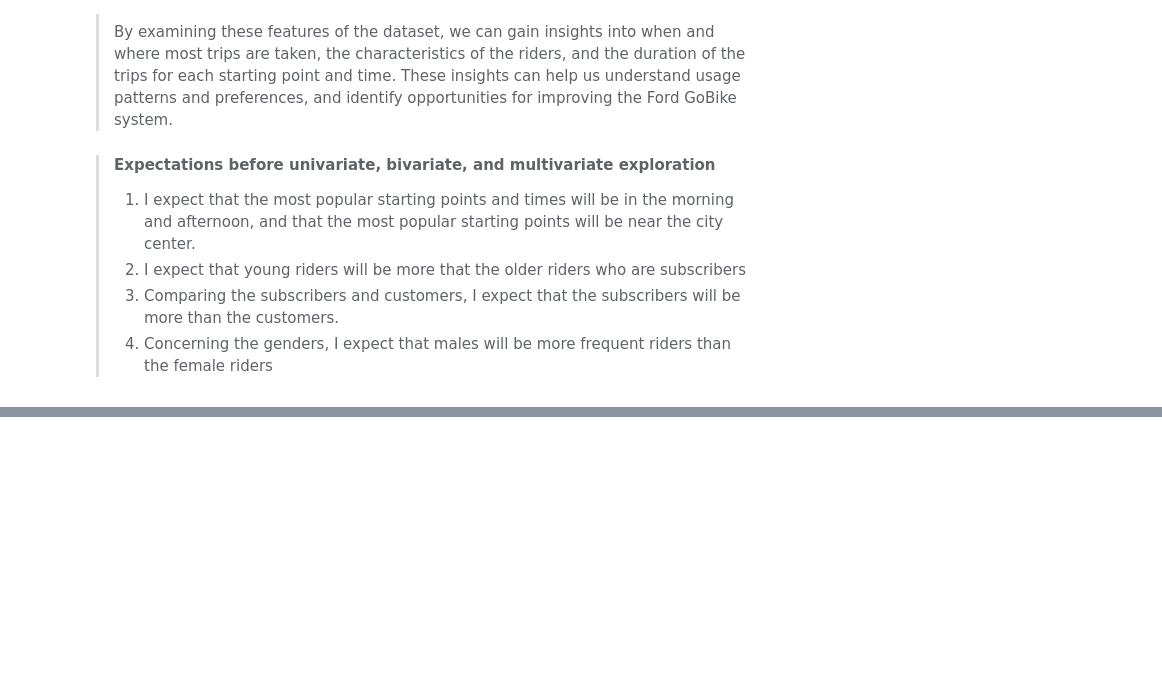
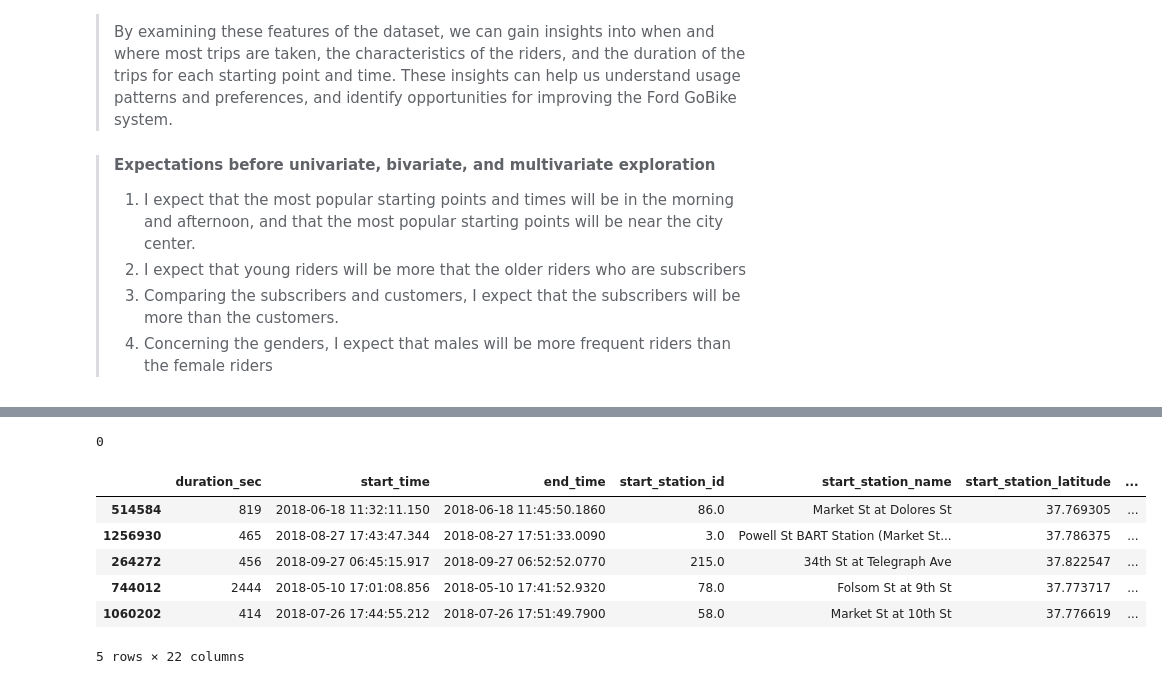
Before and after one commit to kisyular/data-visualization-project, a Jupyter notebook: Part_I_exploration.ipynb, the cells around one changed output, grey strips where cells are left out. Cells and saved outputs as stored; diff of their text form; code cells hidden in the pictures; blank space fills up the shorter version.

```diff
--- a/Part_I_exploration.ipynb
+++ b/Part_I_exploration.ipynb
@@ -375,0 +444,16 @@ combined_bike_data.describe()
+# %%
+# Lets see the number of duplicated values in each column
+combined_bike_data.duplicated().sum()
+# %% [output]
+0
+# %%
+# Lets see a sample of the data frame 5 rows
+combined_bike_data.sample(5)
+# %% [output]
+|  | duration_sec | start_time | end_time | start_station_id | start_station_name | start_station_latitude | ... |
+| 514584 | 819 | 2018-06-18 11:32:11.150 | 2018-06-18 11:45:50.1860 | 86.0 | Market St at Dolores St | 37.769305 | ... |
+| 1256930 | 465 | 2018-08-27 17:43:47.344 | 2018-08-27 17:51:33.0090 | 3.0 | Powell St BART Station (Market St... | 37.786375 | ... |
+| 264272 | 456 | 2018-09-27 06:45:15.917 | 2018-09-27 06:52:52.0770 | 215.0 | 34th St at Telegraph Ave | 37.822547 | ... |
+| 744012 | 2444 | 2018-05-10 17:01:08.856 | 2018-05-10 17:41:52.9320 | 78.0 | Folsom St at 9th St | 37.773717 | ... |
+| 1060202 | 414 | 2018-07-26 17:44:55.212 | 2018-07-26 17:51:49.7900 | 58.0 | Market St at 10th St | 37.776619 | ... |
+5 rows × 22 columns
```
Also changed, not shown: parts of 7 cells of this notebook.
